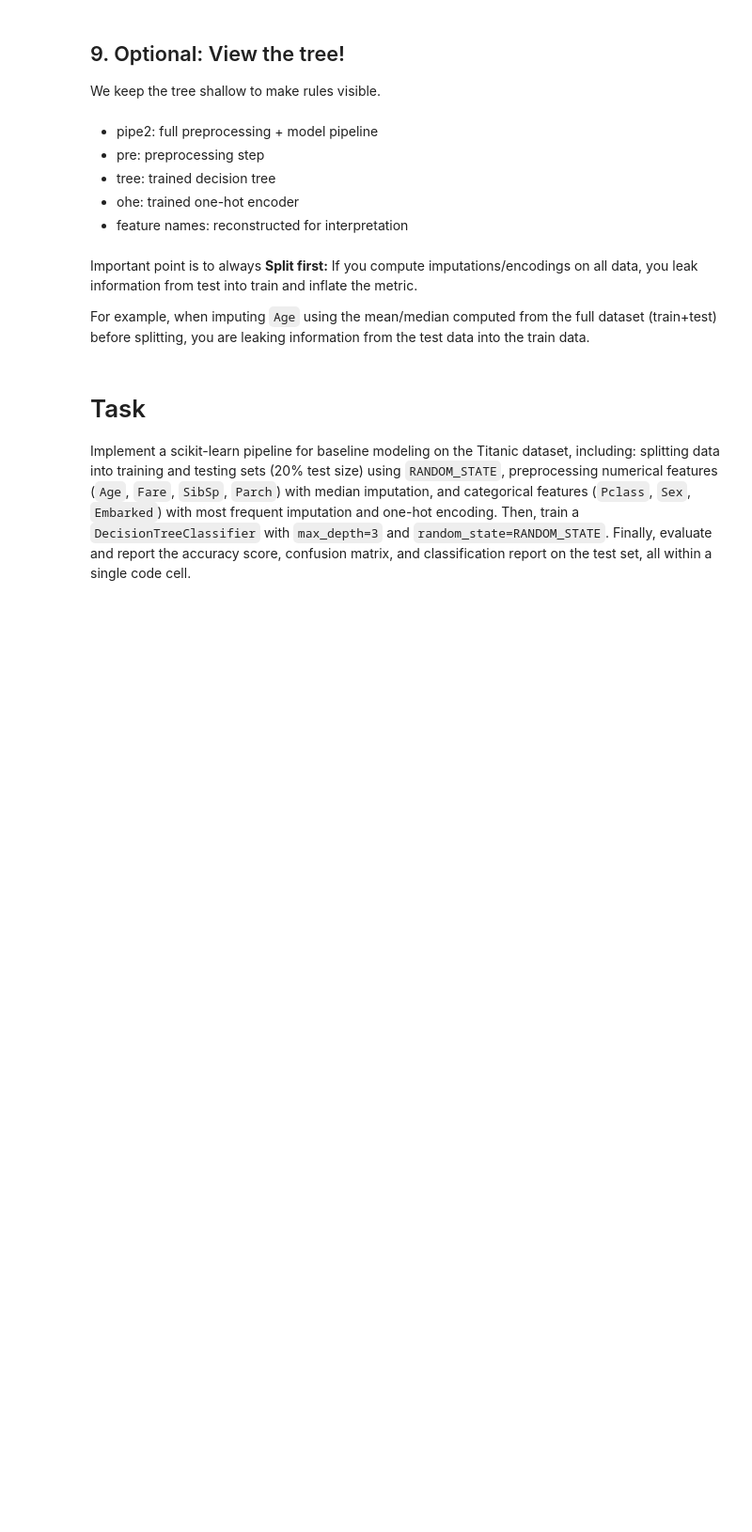
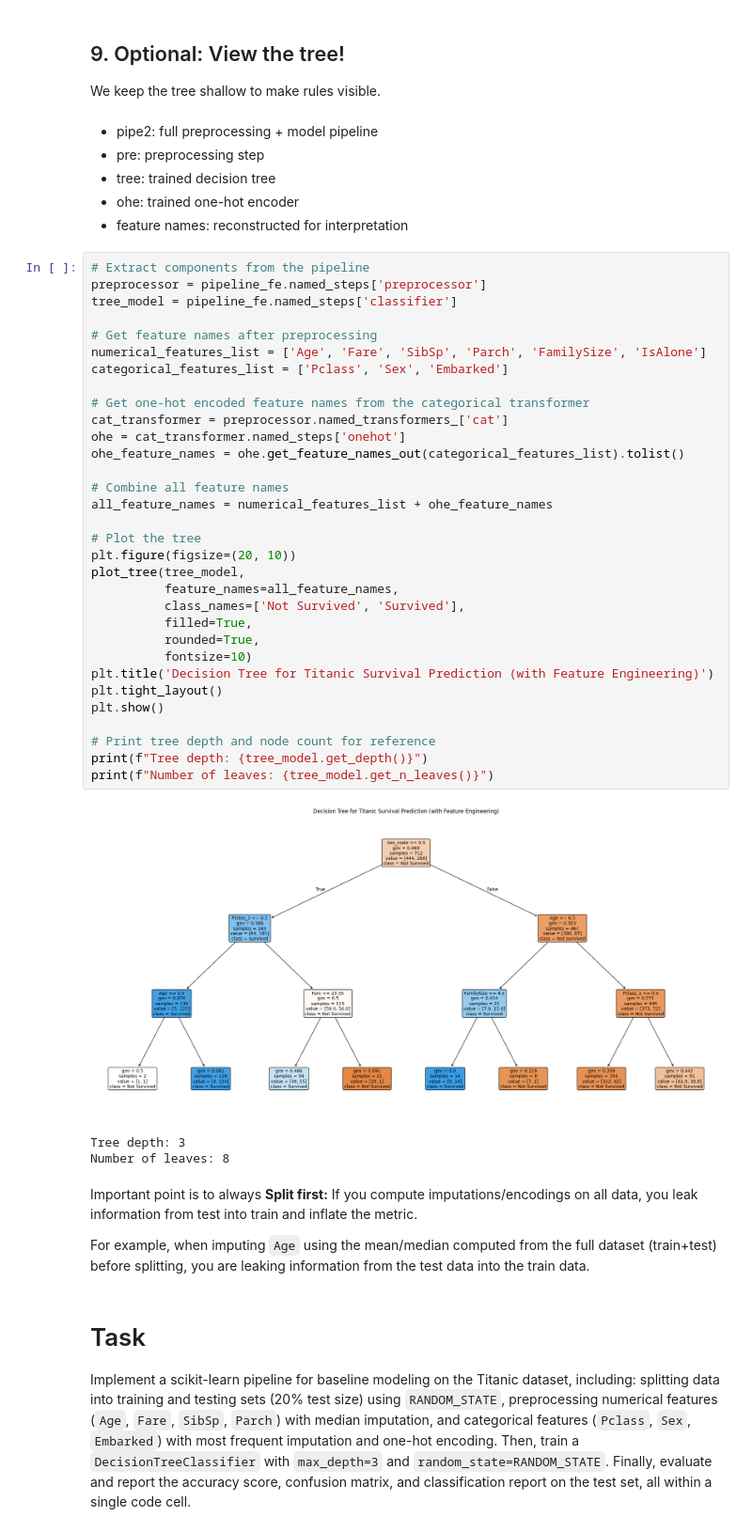
Before and after one commit to JF473/machinelearninglab3, a Jupyter notebook: INF2008_Lab03_Student_Version.ipynb, the cells around one changed output. Shown at 94% size. Cells and saved outputs as stored; diff of their text form; blank space fills up the shorter version.

```diff
--- a/INF2008_Lab03_Student_Version.ipynb
+++ b/INF2008_Lab03_Student_Version.ipynb
@@ -748,6 +835,42 @@ We keep the tree shallow to make rules visible.
 * tree: trained decision tree
 * ohe: trained one-hot encoder
 * feature names: reconstructed for interpretation
+# %%
+# Extract components from the pipeline
+preprocessor = pipeline_fe.named_steps['preprocessor']
+tree_model = pipeline_fe.named_steps['classifier']
+
+# Get feature names after preprocessing
+numerical_features_list = ['Age', 'Fare', 'SibSp', 'Parch', 'FamilySize', 'IsAlone']
+categorical_features_list = ['Pclass', 'Sex', 'Embarked']
+
+# Get one-hot encoded feature names from the categorical transformer
+cat_transformer = preprocessor.named_transformers_['cat']
+ohe = cat_transformer.named_steps['onehot']
+ohe_feature_names = ohe.get_feature_names_out(categorical_features_list).tolist()
+
+# Combine all feature names
+all_feature_names = numerical_features_list + ohe_feature_names
+
+# Plot the tree
+plt.figure(figsize=(20, 10))
+plot_tree(tree_model,
+          feature_names=all_feature_names,
+          class_names=['Not Survived', 'Survived'],
+          filled=True,
+          rounded=True,
+          fontsize=10)
+plt.title('Decision Tree for Titanic Survival Prediction (with Feature Engineering)')
+plt.tight_layout()
+plt.show()
+
+# Print tree depth and node count for reference
+print(f"Tree depth: {tree_model.get_depth()}")
+print(f"Number of leaves: {tree_model.get_n_leaves()}")
+# %% [output]
+[figure, added]
+Tree depth: 3
+Number of leaves: 8
 # %% [markdown]
 
 Important point is to always **Split first:** If you compute imputations/encodings on all data, you leak information from test into train and inflate the metric.
```
Also changed, not shown: parts of 2 cells of this notebook.
